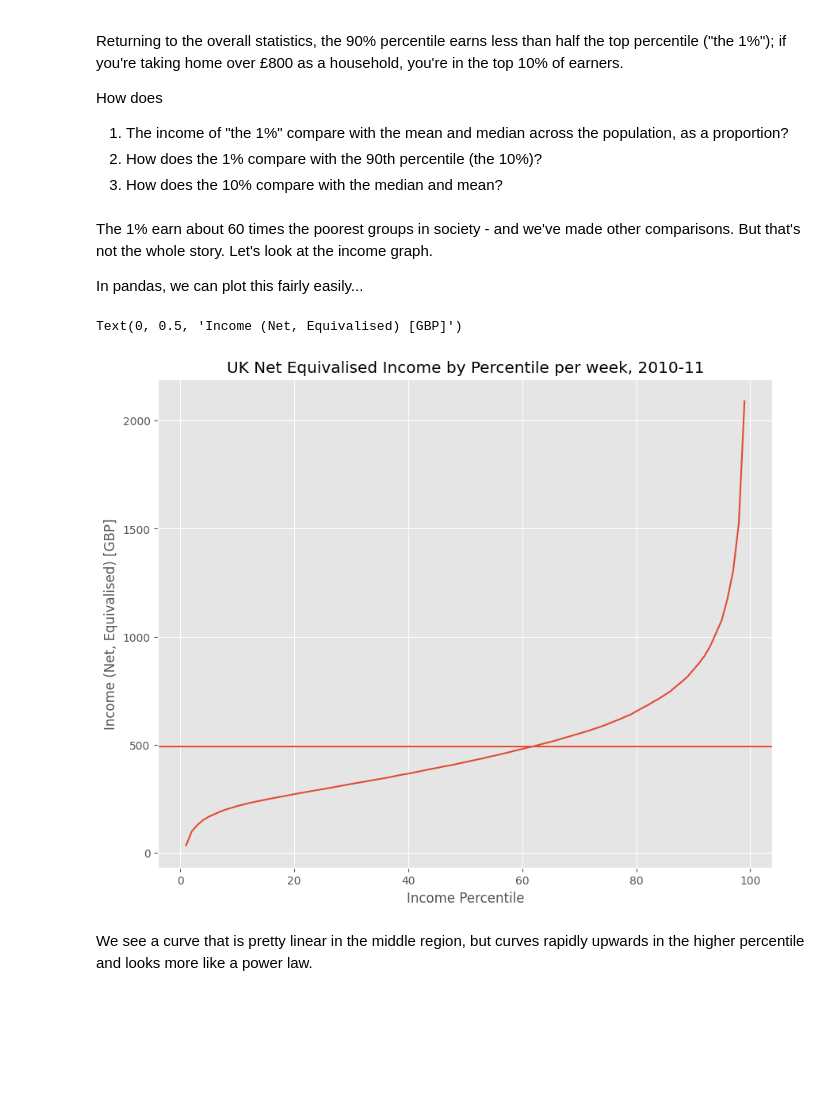
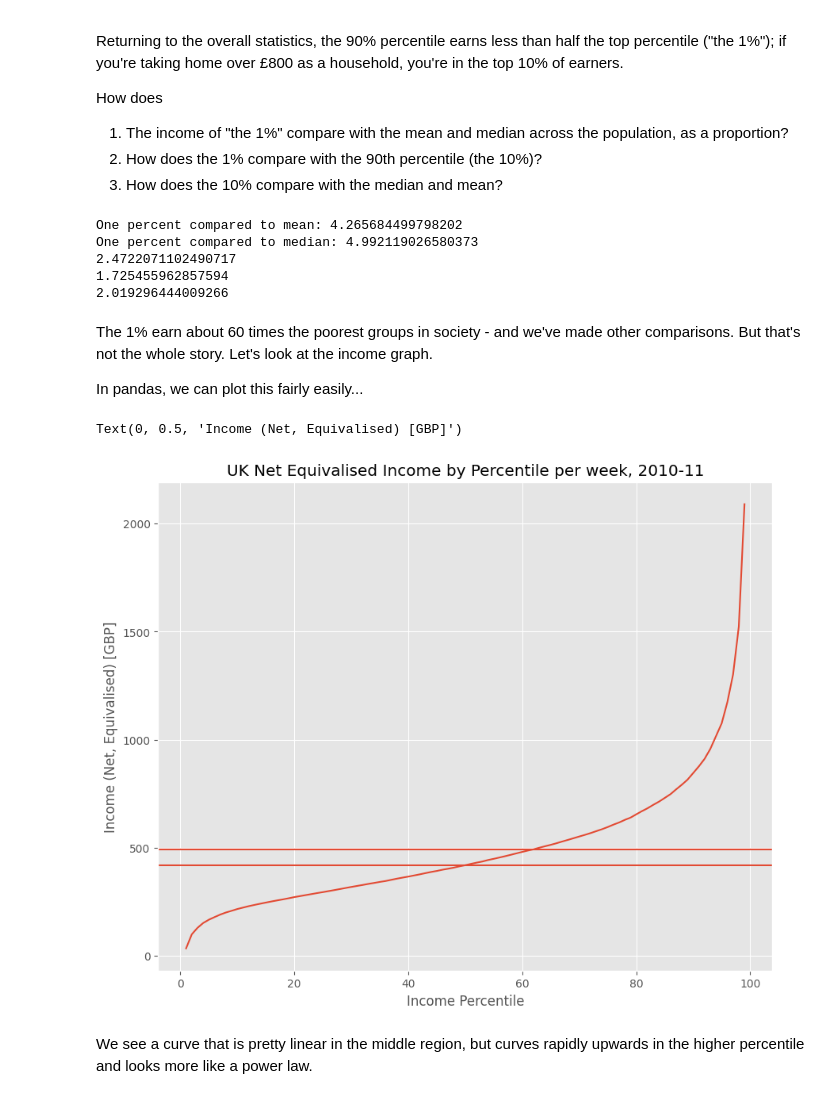
Before and after one commit to adaozdmr/QM2, a Jupyter notebook: notebooks/W02. Pandas.ipynb, the cells around one changed output. Saved outputs shown, nothing was run; the diff lists cells and outputs as text; code cells hidden in the pictures; blank space fills up the shorter version.

Commit message:
week 1,2 done

```diff
--- a/notebooks/W02. Pandas.ipynb
+++ b/notebooks/W02. Pandas.ipynb
@@ -200,6 +199,25 @@ How does
 1. The income of "the 1%" compare with the mean and median across the population, as a proportion?
 2. How does the 1% compare with the 90th percentile (the 10%)?
 3. How does the 10% compare with the median and mean?
+# %%
+mean=income['Net equivalised household income in 2010-11, week'].mean()
+median=income['Net equivalised household income in 2010-11, week'].median()
+
+onepercent = income['Net equivalised household income in 2010-11, week'].loc[99]
+print("One percent compared to mean:",onepercent/mean)
+print("One percent compared to median:",onepercent/median)
+
+tenpercent = income['Net equivalised household income in 2010-11, week'].loc[90]
+print(onepercent/tenpercent)
+
+print(tenpercent/mean)
+print(tenpercent/median)
+# %% [output]
+One percent compared to mean: 4.265684499798202
+One percent compared to median: 4.992119026580373
+2.4722071102490717
+1.725455962857594
+2.019296444009266
 # %% [markdown]
 The 1% earn about 60 times the poorest groups in society - and we've made other comparisons. But that's not the whole story. Let's look at the income graph.
 
@@ -207,16 +225,18 @@ In pandas, we can plot this fairly easily...
 # %%
 income['Net equivalised household income in 2010-11, week'].plot()
 
 #pull out mean value, name it mean, plot horizontal line at mean value:
 mean=income['Net equivalised household income in 2010-11, week'].mean()
 plt.axhline(mean)
+median=income['Net equivalised household income in 2010-11, week'].median()
+plt.axhline(median)
 
 plt.title('UK Net Equivalised Income by Percentile per week, 2010-11')
 plt.xlabel('Income Percentile')
 plt.ylabel('Income (Net, Equivalised) [GBP]')
 # %% [output]
 Text(0, 0.5, 'Income (Net, Equivalised) [GBP]')
-[figure, old version]
+[figure, new version]
 # %% [markdown]
 We see a curve that is pretty linear in the middle region, but curves rapidly upwards in the higher percentile and looks more like a power law.
 # %% [markdown]
```
Also changed, not shown: parts of 16 cells of this notebook, 6 other files.
